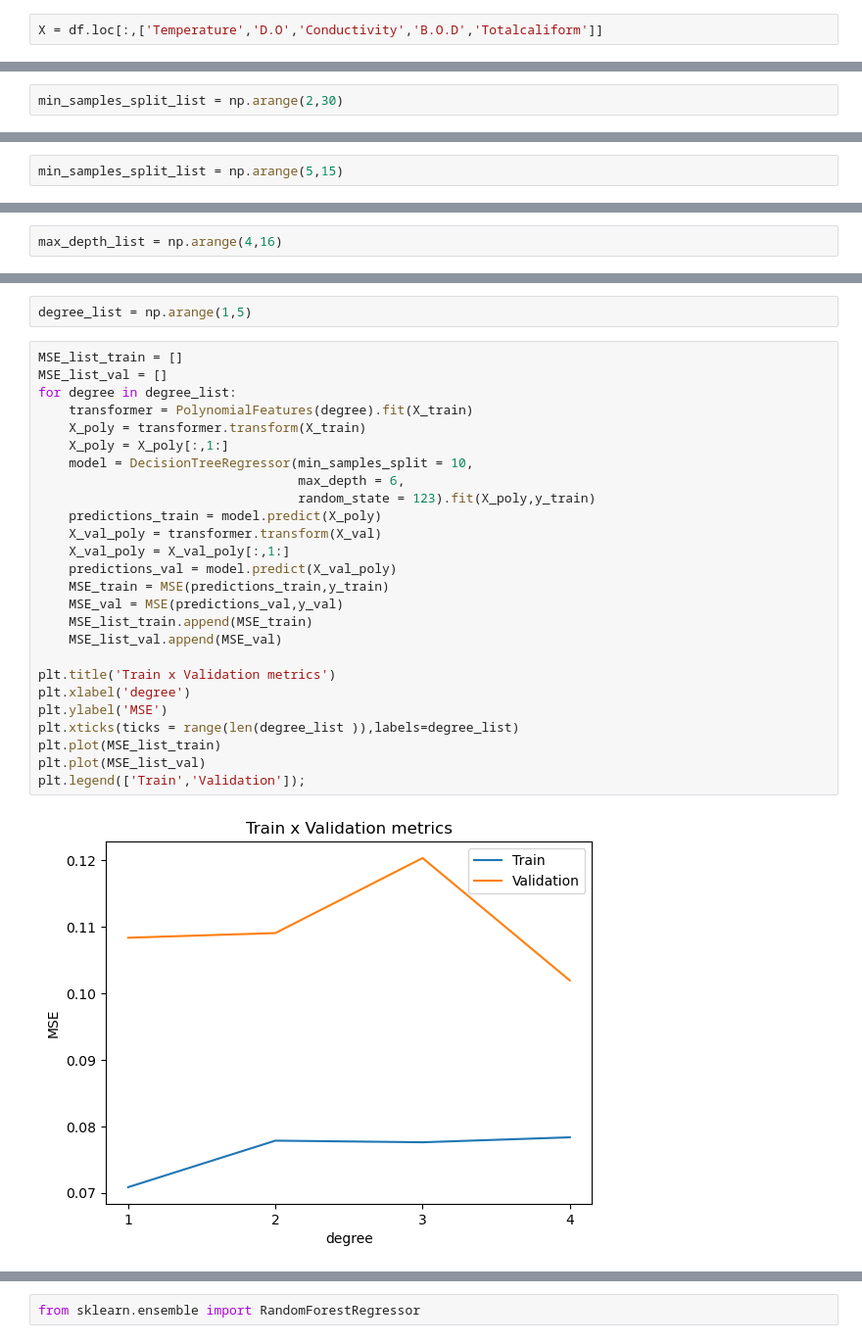
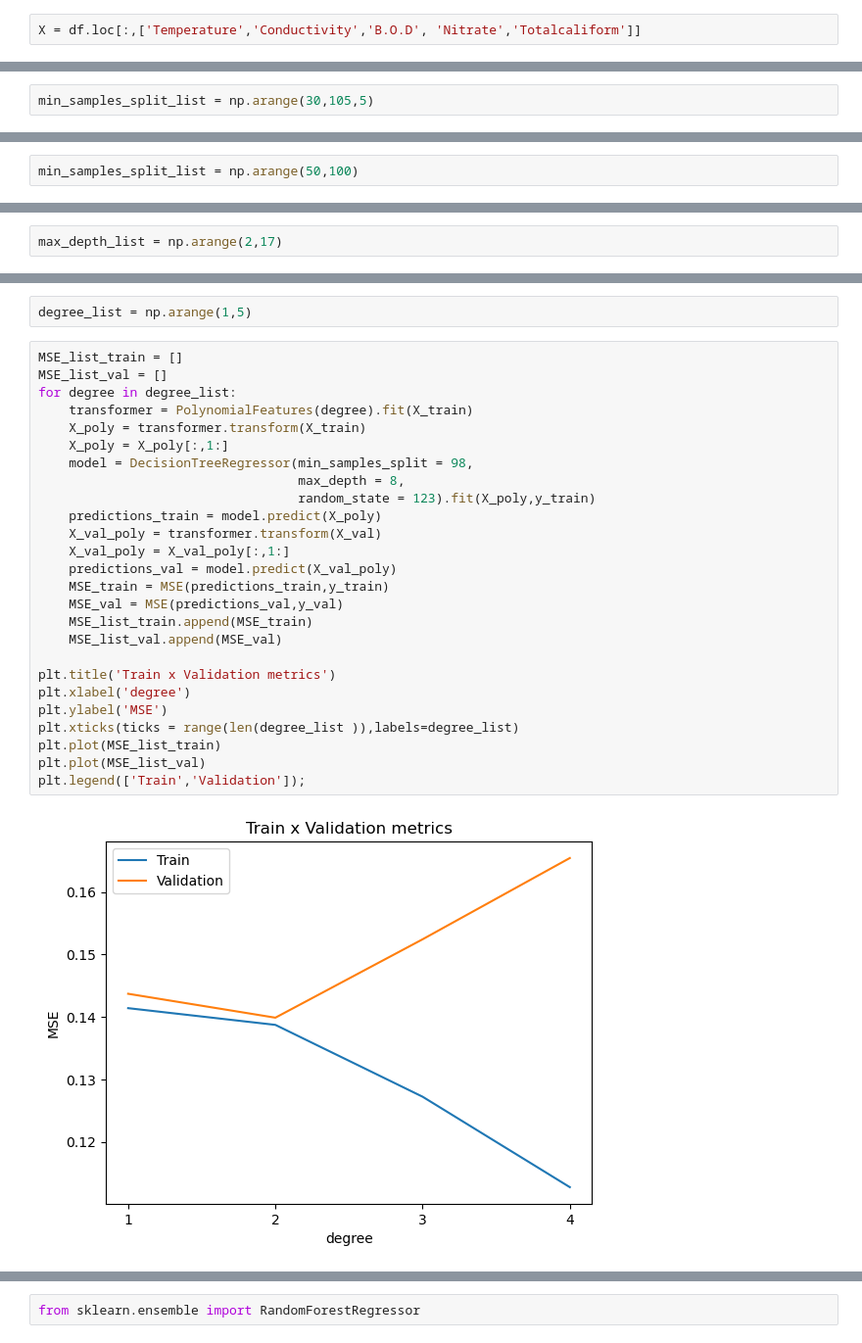
Before and after one commit to usmanadaudu/water_potability_prediction_web_app, a Jupyter notebook: notebooks/Water_potability_model5.ipynb, the cells around one changed output, grey strips where cells are left out. Shown at 98% size. Drawn from its saved outputs; the diff is of its cells as text.

Commit message:
buiding pH model with new parameters

```diff
--- a/notebooks/Water_potability_model5.ipynb
+++ b/notebooks/Water_potability_model5.ipynb
@@ -275,7 +275,7 @@ sns.heatmap(df_new.corr());
 # %% [output]
 [figure]
 # %%
-X = df.loc[:,['Temperature','D.O','Conductivity','B.O.D','Totalcaliform']]
+X = df.loc[:,['Temperature','Conductivity','B.O.D', 'Nitrate','Totalcaliform']]
 # %%
 X.head()
 # %% [output]
@@ -361,5 +361,5 @@ plt.legend(['Train','Validation']);
 # %%
-min_samples_split_list = np.arange(2,30)
+min_samples_split_list = np.arange(30,105,5)
 # %%
 MSE_list_train = []
 MSE_list_val = []
@@ -385,5 +385,5 @@ plt.legend(['Train','Validation']);
 # %%
-min_samples_split_list = np.arange(5,15)
+min_samples_split_list = np.arange(50,100)
 # %%
 MSE_list_train = []
 MSE_list_val = []
@@ -433,5 +443,5 @@ plt.legend(['Train','Validation']);
 # %%
-max_depth_list = np.arange(4,16)
+max_depth_list = np.arange(2,17)
 # %%
 MSE_list_train = []
 MSE_list_val = []
@@ -505,31 +525,31 @@ degree_list = np.arange(1,5)
 # %%
 MSE_list_train = []
 MSE_list_val = []
 for degree in degree_list:
     transformer = PolynomialFeatures(degree).fit(X_train)
     X_poly = transformer.transform(X_train)
     X_poly = X_poly[:,1:]
-    model = DecisionTreeRegressor(min_samples_split = 10,
-                                  max_depth = 6,
+    model = DecisionTreeRegressor(min_samples_split = 98,
+                                  max_depth = 8,
                                   random_state = 123).fit(X_poly,y_train)
     predictions_train = model.predict(X_poly)
     X_val_poly = transformer.transform(X_val)
     X_val_poly = X_val_poly[:,1:]
     predictions_val = model.predict(X_val_poly)
     MSE_train = MSE(predictions_train,y_train)
     MSE_val = MSE(predictions_val,y_val)
     MSE_list_train.append(MSE_train)
     MSE_list_val.append(MSE_val)
 
 plt.title('Train x Validation metrics')
 plt.xlabel('degree')
 plt.ylabel('MSE')
 plt.xticks(ticks = range(len(degree_list )),labels=degree_list)
 plt.plot(MSE_list_train)
 plt.plot(MSE_list_val)
 plt.legend(['Train','Validation']);
 # %% [output]
-[figure, old version]
+[figure, new version]
 # %%
 MSE_list_val
 # %% [output]
```
Also changed, not shown: parts of 46 cells of this notebook.
